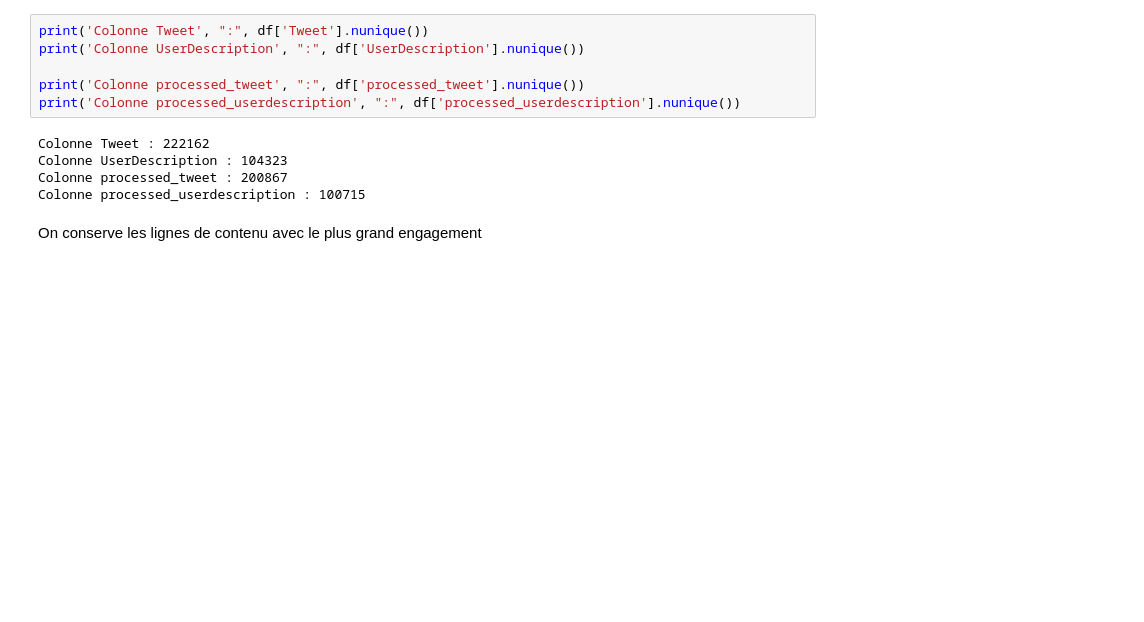
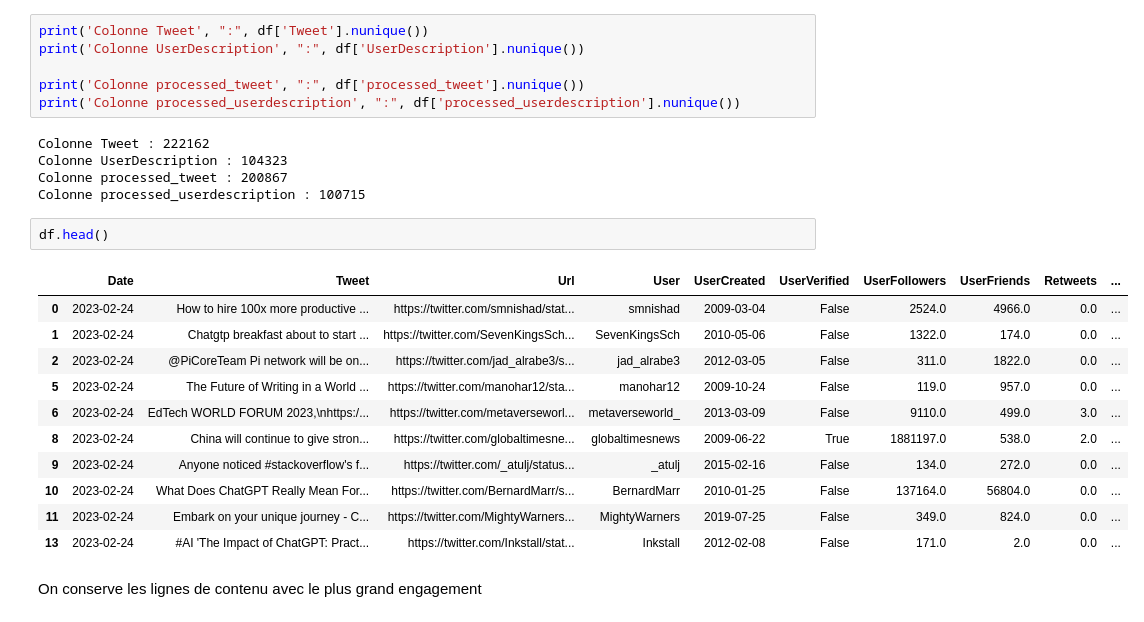
Before and after one commit to vincent-tran-94/Dataviz_Tweets_ChatGPT, a Jupyter notebook: Tweets_users_chatgpt.ipynb, the cells around one changed output. Saved outputs shown, nothing was run; the diff lists cells and outputs as text; blank space fills up the shorter version.

```diff
--- a/Tweets_users_chatgpt.ipynb
+++ b/Tweets_users_chatgpt.ipynb
@@ -315,6 +316,20 @@ Colonne Tweet : 222162
 Colonne UserDescription : 104323
 Colonne processed_tweet : 200867
 Colonne processed_userdescription : 100715
+# %%
+df.head()
+# %% [output]
+|  | Date | Tweet | Url | User | UserCreated | UserVerified | UserFollowers | UserFriends | Retweets | ... |
+| 0 | 2023-02-24 | How to hire 100x more productive ... | https://twitter.com/smnishad/stat... | smnishad | 2009-03-04 | False | 2524.0 | 4966.0 | 0.0 | ... |
+| 1 | 2023-02-24 | Chatgtp breakfast about to start ... | https://twitter.com/SevenKingsSch... | SevenKingsSch | 2010-05-06 | False | 1322.0 | 174.0 | 0.0 | ... |
+| 2 | 2023-02-24 | @PiCoreTeam Pi network will be on... | https://twitter.com/jad_alrabe3/s... | jad_alrabe3 | 2012-03-05 | False | 311.0 | 1822.0 | 0.0 | ... |
+| 5 | 2023-02-24 | The Future of Writing in a World ... | https://twitter.com/manohar12/sta... | manohar12 | 2009-10-24 | False | 119.0 | 957.0 | 0.0 | ... |
+| 6 | 2023-02-24 | EdTech WORLD FORUM 2023,\nhttps:/... | https://twitter.com/metaverseworl... | metaverseworld_ | 2013-03-09 | False | 9110.0 | 499.0 | 3.0 | ... |
+| 8 | 2023-02-24 | China will continue to give stron... | https://twitter.com/globaltimesne... | globaltimesnews | 2009-06-22 | True | 1881197.0 | 538.0 | 2.0 | ... |
+| 9 | 2023-02-24 | Anyone noticed #stackoverflow's f... | https://twitter.com/_atulj/status... | _atulj | 2015-02-16 | False | 134.0 | 272.0 | 0.0 | ... |
+| 10 | 2023-02-24 | What Does ChatGPT Really Mean For... | https://twitter.com/BernardMarr/s... | BernardMarr | 2010-01-25 | False | 137164.0 | 56804.0 | 0.0 | ... |
+| 11 | 2023-02-24 | Embark on your unique journey - C... | https://twitter.com/MightyWarners... | MightyWarners | 2019-07-25 | False | 349.0 | 824.0 | 0.0 | ... |
+| 13 | 2023-02-24 | #AI 'The Impact of ChatGPT: Pract... | https://twitter.com/Inkstall/stat... | Inkstall | 2012-02-08 | False | 171.0 | 2.0 | 0.0 | ... |
 # %% [markdown]
 On conserve les lignes de contenu avec le plus grand engagement
 # %%
```
Also changed, not shown: parts of 9 cells of this notebook, 1 other file.
